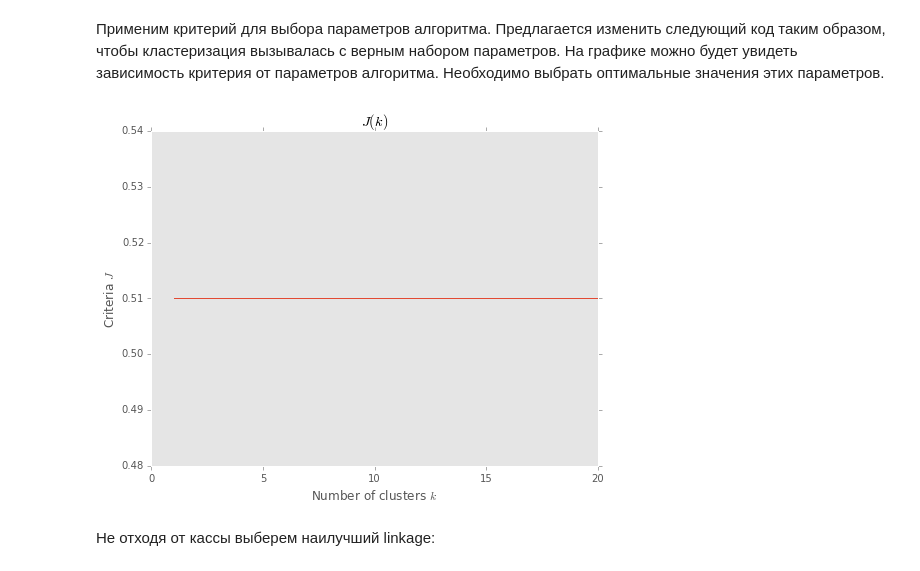
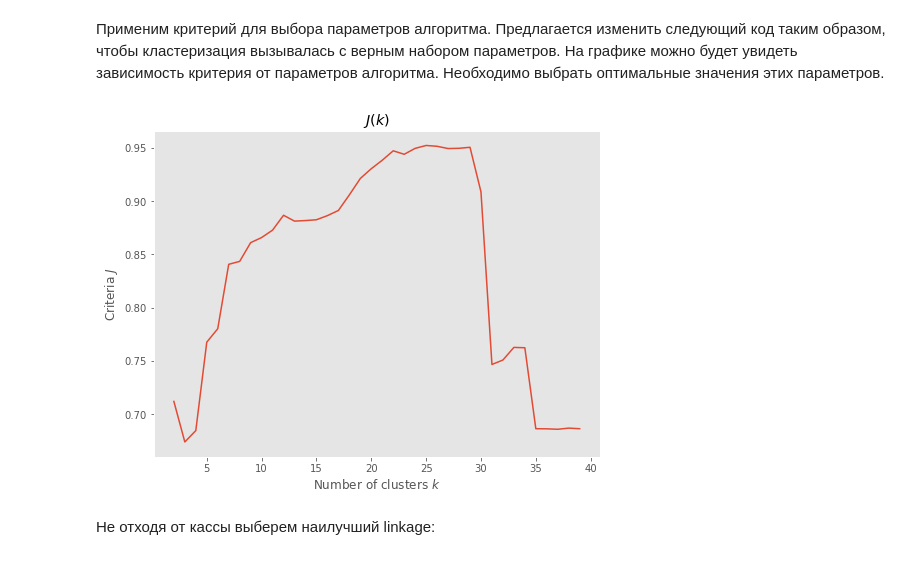
Before and after one commit to rogachevav/ml_hw2, a Jupyter notebook: hw2_rogachev.ipynb, the cells around one changed output. Cells and saved outputs as stored; diff of their text form; code cells hidden in the pictures.

```diff
--- a/hw2_rogachev.ipynb
+++ b/hw2_rogachev.ipynb
@@ -159,8 +161,3 @@ print u"Реализуем алгоритм кластеризации '%s'" % m
 Реализуем алгоритм кластеризации 'Hierarchical clustering с поддержкой single-linkage, complete-linkage, average-linkage (параметры - k, linkage)'
 # %% [markdown]
 Алгоритм кластеризации должен удовлетворять следующему интерфейсу. Конструктор принимает набор параметров, необходимых для работы алгоритма кластеризации. Метод `fit` подсчитывает параметры модели и возвращает `self`. Метод `predict` возвращает вектор с индексами кластеров для поданных в него объектов `x`
-# %%
-x = np.array([0,1,2,5,3,6,1,7])
-# %%
-x = x[x!=3]
-print x
@@ -446,13 +396,8 @@ from collections import Counter
 
 def quality2(X, y):
     """
-    Implement quality criterion of your choice
-    Silhouette
+    Silhouette quality criterion
     """
-    try:
-        X = np.array(X)
-    except:
-        raise TypeError('Wrong data type')
     le = LabelEncoder()
     le.fit(y)
     y = le.fit_transform(y)
@@ -480,46 +425,26 @@ def quality2(X, y):
 Применим критерий для выбора параметров алгоритма. Предлагается изменить следующий код таким образом, чтобы кластеризация вызывалась с верным набором параметров. На графике можно будет увидеть зависимость критерия от параметров алгоритма. Необходимо выбрать оптимальные значения этих параметров.
 # %%
 from sklearn.metrics import silhouette_score, silhouette_samples
-x = data_df[['latitude', 'longitude']].values
-#x = x[np.random.randint(0,5000,1000)]
 
 ks = range(2, 40)
 criteria = np.zeros(len(ks))
 
 for i, k in enumerate(ks):
     #cls = Clustering(n_clusters=k)
     cls = AgglomerativeClustering(n_clusters=k)
     y = cls.fit_predict(x)
-    criteria[i] = silhouette_score(x, y)
-    #criteria[i] = quality2(x, y)
+    criteria[i] = quality2(x, y)
     #print k
 
 pl.figure(figsize=(8, 6))
 pl.plot(ks, criteria)
 pl.title("$J(k)$")
 pl.ylabel("Criteria $J$")
 pl.xlabel("Number of clusters $k$")
 pl.grid()
 pl.show()
+# %% [output]
+[figure, added]
-# %%
-ks = range(2, 21)
-criteria = np.zeros(len(ks))
-
-for i, k in enumerate(ks):
-    #cls = Clustering(k)
-    cls = AgglomerativeClustering(n_clusters=k)
-    y = cls.fit_predict(x_normed)
-    criteria[i] = quality1(x, y)
-
-pl.figure(figsize=(8, 6))
-pl.plot(ks, criteria)
-pl.title("$J(k)$")
-pl.ylabel("Criteria $J$")
-pl.xlabel("Number of clusters $k$")
-pl.grid()
-pl.show()
-# %% [output]
-[figure, removed]
 # %% [markdown]
 Не отходя от кассы выберем наилучший linkage:
 # %%
```
Also changed, not shown: parts of 37 cells of this notebook.
